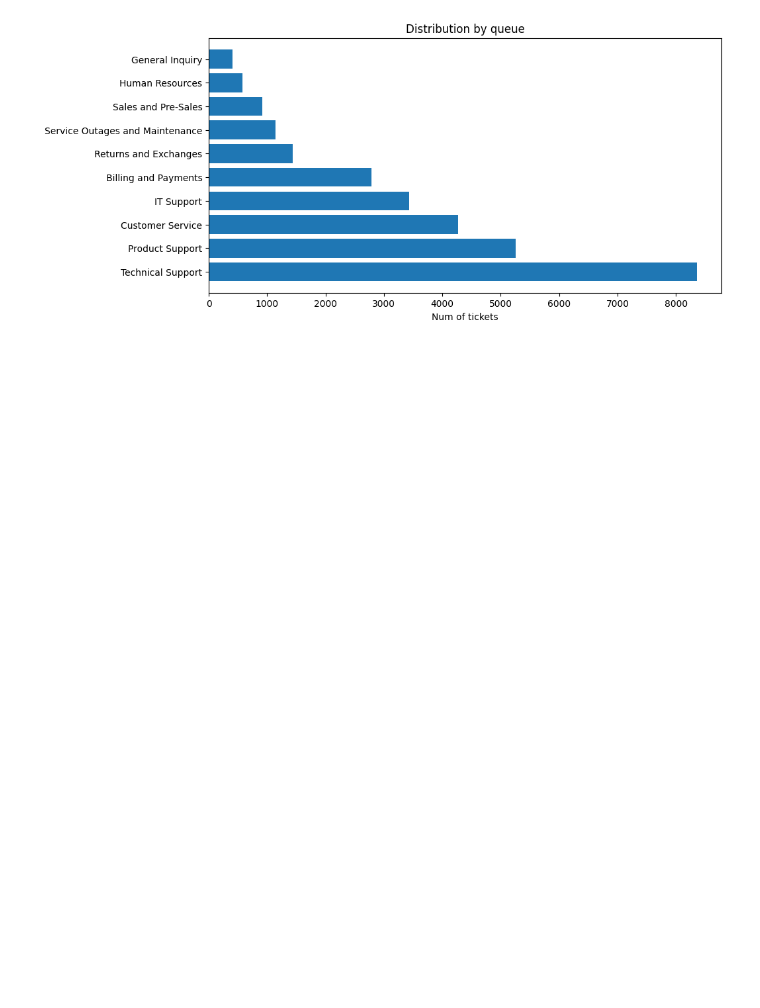
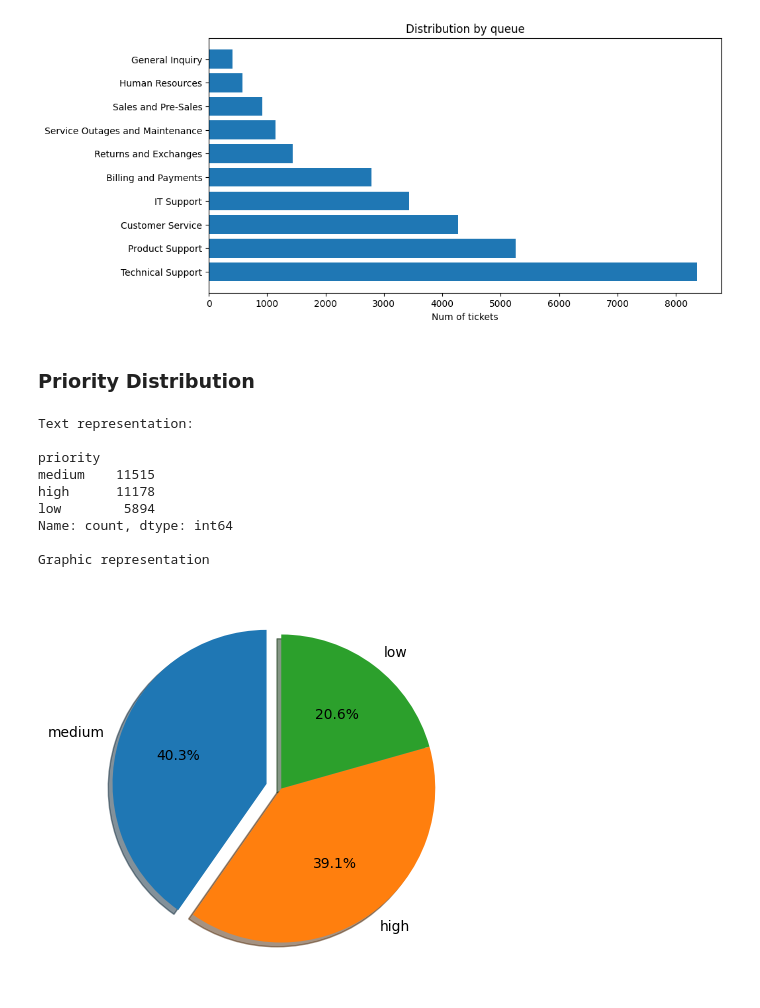
Before and after one commit to janoantelo7/IT-ticket-classifier, a Jupyter notebook: notebooks/it-ticket-classifier.ipynb, the cells around one changed output. Drawn from its saved outputs; the diff is of its cells as text; code cells hidden in the pictures; blank space fills up the shorter version.

Commit message:
feat: add priority distribution analysis

```diff
--- a/notebooks/it-ticket-classifier.ipynb
+++ b/notebooks/it-ticket-classifier.ipynb
@@ -180,3 +179,27 @@ Name: count, dtype: int64
 
 Graphic representation
 [figure]
+# %% [markdown]
+### Priority Distribution
+# %%
+priority_tickets = df_original["priority"].value_counts()
+print("Text representation:\n")
+print(priority_tickets)
+
+print("\nGraphic representation")
+fig, ax = plt.subplots(figsize=(10, 5))
+explode = (0.1, 0, 0)
+ax.pie(priority_tickets.values, labels=priority_tickets.index, explode=explode,
+        shadow=True, autopct='%1.1f%%', startangle=90)
+plt.show()
+# %% [output]
+Text representation:
+
+priority
+medium    11515
+high      11178
+low        5894
+Name: count, dtype: int64
+
+Graphic representation
+[figure, added]
```
Also changed, not shown: parts of 2 cells of this notebook.
